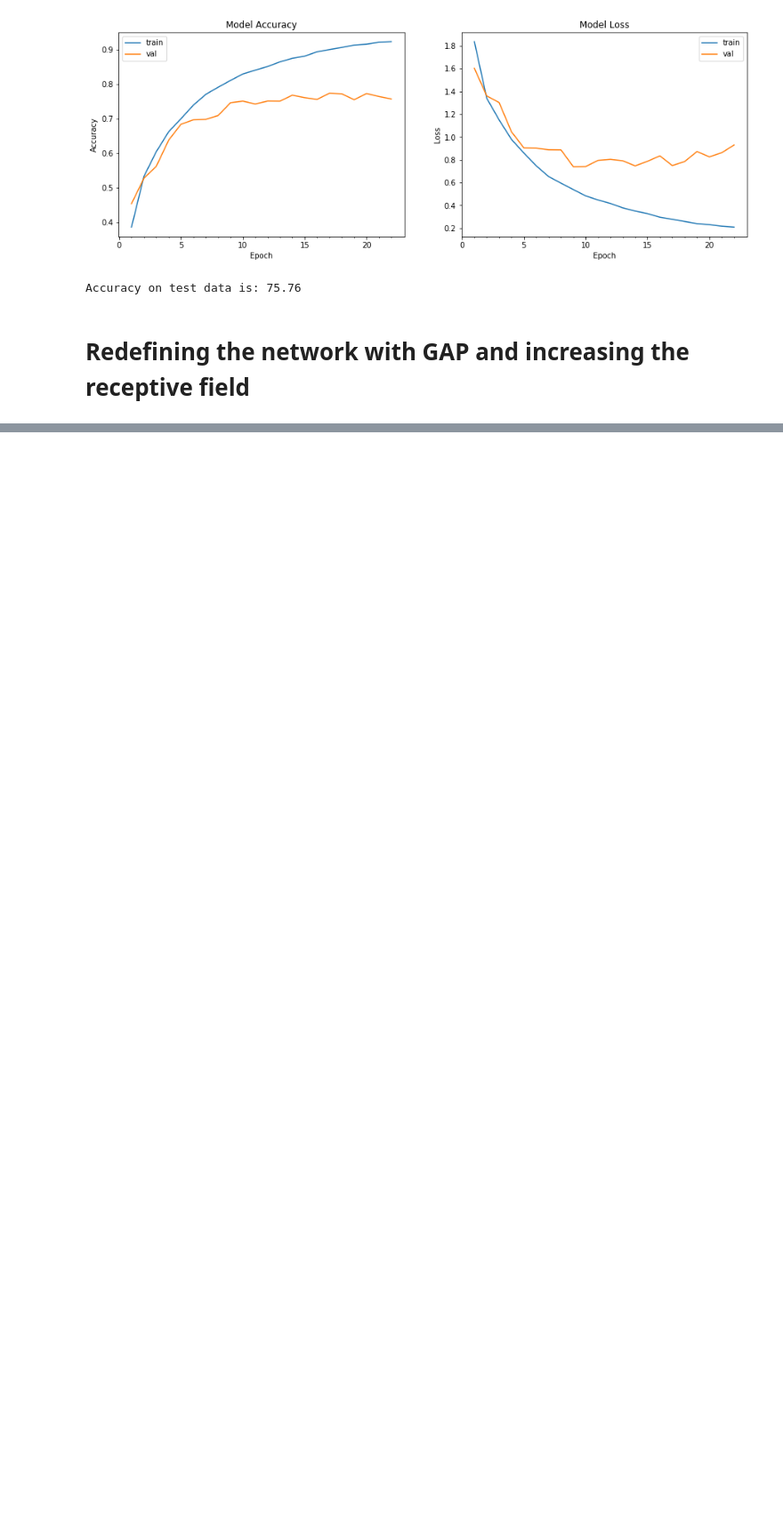
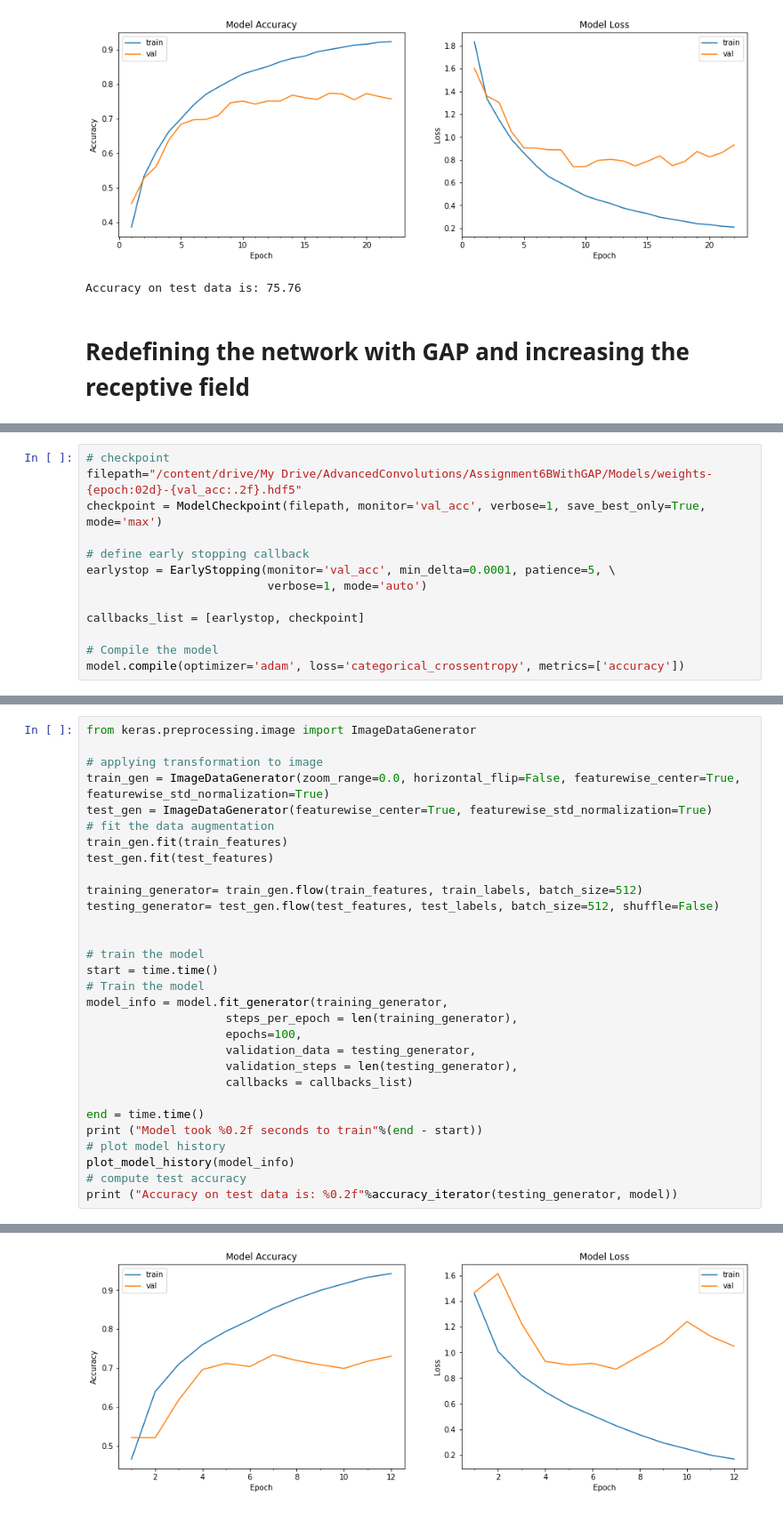
Before and after one commit to gkdivya/ComputerVisionAI, a Jupyter notebook: Advanced Convolutions/Assignment_6B_WithGAP.ipynb, the cells around one changed output, grey strips where cells are left out. Shown at 89% size. Saved outputs shown, nothing was run; the diff lists cells and outputs as text; blank space fills up the shorter version.

```diff
--- a/Advanced Convolutions/Assignment_6B_WithGAP.ipynb
+++ b/Advanced Convolutions/Assignment_6B_WithGAP.ipynb
@@ -461,2 +458,15 @@ Trainable params: 1,623,648
 Non-trainable params: 1,600
 __________________________________________________________________________________________________
+# %%
+# checkpoint
+filepath="/content/drive/My Drive/AdvancedConvolutions/Assignment6BWithGAP/Models/weights-{epoch:02d}-{val_acc:.2f}.hdf5"
+checkpoint = ModelCheckpoint(filepath, monitor='val_acc', verbose=1, save_best_only=True, mode='max')
+
+# define early stopping callback
+earlystop = EarlyStopping(monitor='val_acc', min_delta=0.0001, patience=5, \
+                          verbose=1, mode='auto')
+
+callbacks_list = [earlystop, checkpoint]
+
+# Compile the model
+model.compile(optimizer='adam', loss='categorical_crossentropy', metrics=['accuracy'])
@@ -462,0 +480,31 @@ ________________________________________________________________________________
+# %%
+from keras.preprocessing.image import ImageDataGenerator
+
+# applying transformation to image
+train_gen = ImageDataGenerator(zoom_range=0.0, horizontal_flip=False, featurewise_center=True, featurewise_std_normalization=True)
+test_gen = ImageDataGenerator(featurewise_center=True, featurewise_std_normalization=True)
+# fit the data augmentation
+train_gen.fit(train_features)
+test_gen.fit(test_features)
+
+training_generator= train_gen.flow(train_features, train_labels, batch_size=512)
+testing_generator= test_gen.flow(test_features, test_labels, batch_size=512, shuffle=False)
+
+
+# train the model
+start = time.time()
+# Train the model
+model_info = model.fit_generator(training_generator,
+                    steps_per_epoch = len(training_generator),
+                    epochs=100,
+                    validation_data = testing_generator,
+                    validation_steps = len(testing_generator),
+                    callbacks = callbacks_list)
+
+end = time.time()
+print ("Model took %0.2f seconds to train"%(end - start))
+# plot model history
+plot_model_history(model_info)
+# compute test accuracy
+print ("Accuracy on test data is: %0.2f"%accuracy_iterator(testing_generator, model))
+# %% [output]
@@ -462,0 +528 @@ ________________________________________________________________________________
+[figure, added]
```
Also changed, not shown: parts of 7 cells of this notebook.
